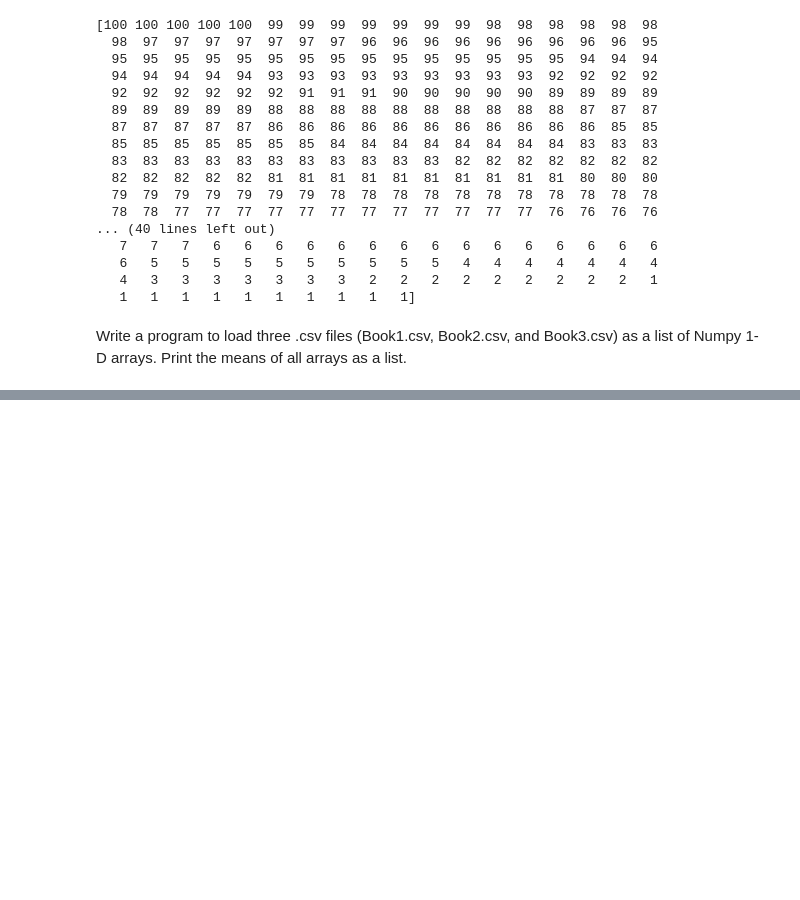
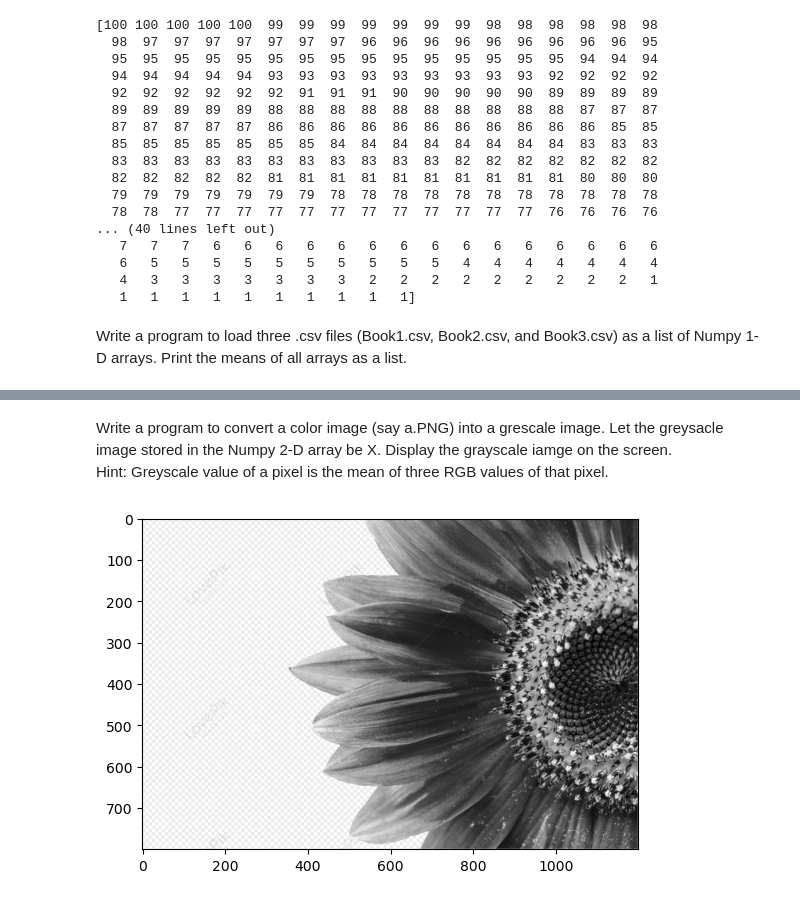
Before and after one commit to abhinavteja2005/Python-lab, a Jupyter notebook: Python lab 2/prac/a4.ipynb, the cells around one changed output, grey strips where cells are left out. Cells and saved outputs as stored; diff of their text form; code cells hidden in the pictures; blank space fills up the shorter version.

Commit message:
Completed the assignment on numpy and openCV

```diff
--- a/Python lab 2/prac/a4.ipynb
+++ b/Python lab 2/prac/a4.ipynb
@@ -75,0 +96,10 @@ data3 = np.loadtxt("book3.csv", skiprows= 1, delimiter= '\t', usecols= 1, dtype
+# %% [markdown]
+Write a program to convert a color image (say a.PNG) into a grescale image. Let the greysacle
+image stored in the Numpy 2-D array be X. Display the grayscale iamge on the screen.
+Hint: Greyscale value of a pixel is the mean of three RGB values of that pixel.
+# %%
+X = cv.cvtColor(X, cv.COLOR_BGR2GRAY)
+plt.imshow(X, cmap="gray")
+plt.show()
+# %% [output]
+[figure, added]
```
Also changed, not shown: parts of 24 cells of this notebook, 2 other files.
